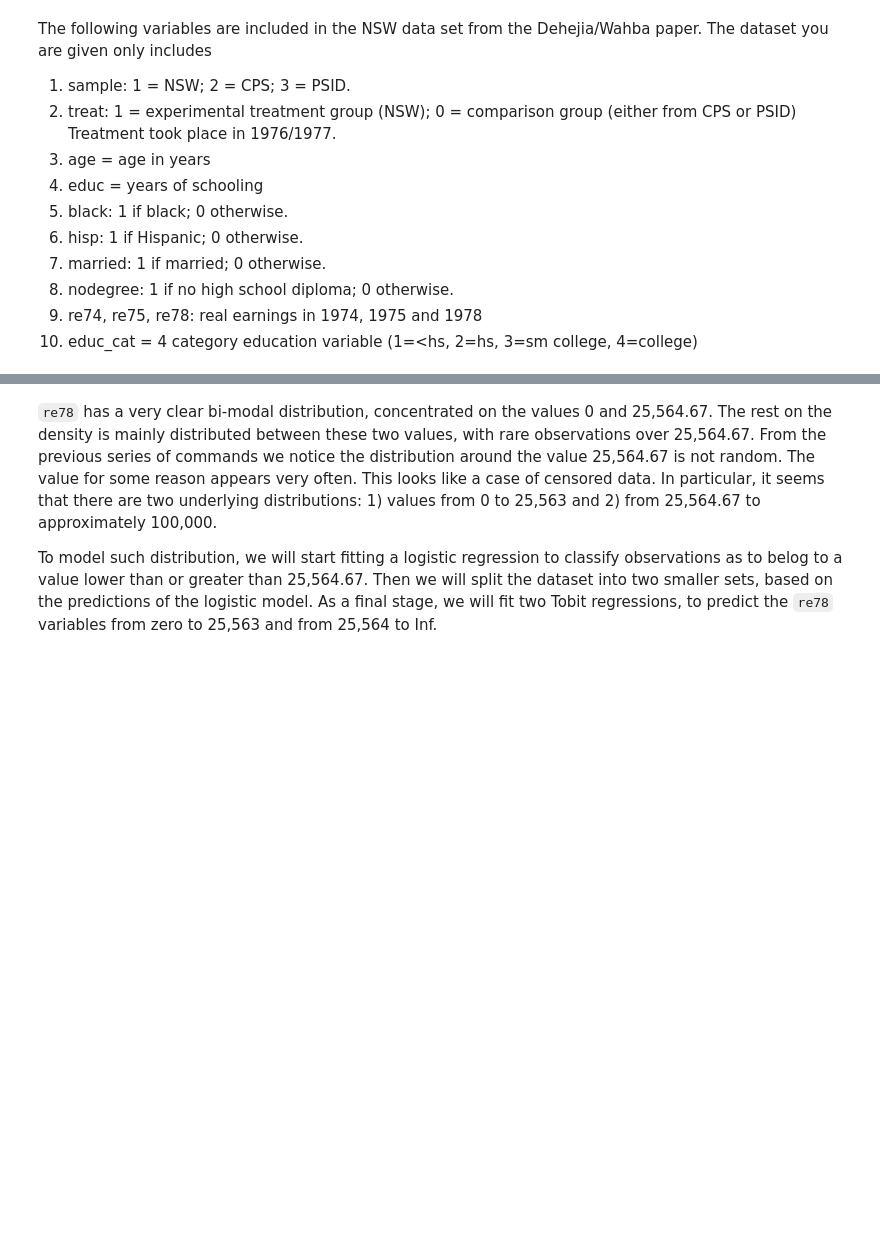
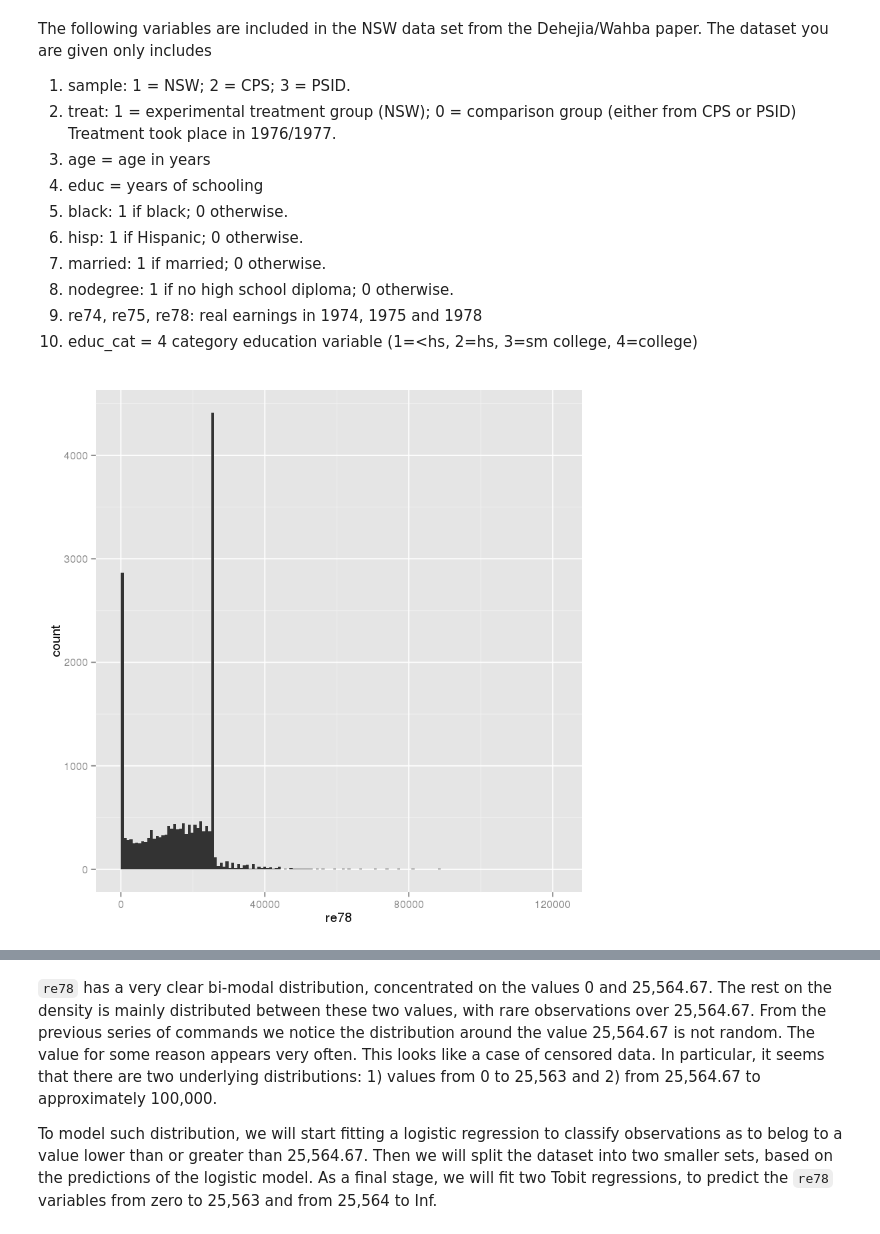
Before and after one commit to IamGianluca/arm, a Jupyter notebook: ch6/arm_ch6p5.ipynb, the cells around one changed output, grey strips where cells are left out. Cells and saved outputs as stored; diff of their text form; code cells hidden in the pictures; blank space fills up the shorter version.

```diff
--- a/ch6/arm_ch6p5.ipynb
+++ b/ch6/arm_ch6p5.ipynb
@@ -71,6 +71,10 @@ The dataset you are given only includes
 8.	nodegree: 1 if no high school diploma; 0 otherwise.
 9.	re74, re75, re78: real earnings in 1974, 1975 and 1978
 10.	educ_cat = 4 category education variable (1=<hs, 2=hs, 3=sm college, 4=college)
+# %%
+ggplot(data=nsw, aes(x=re78)) + geom_histogram(binwidth=(range(nsw$re78)[2] - range(nsw$re78)[1])/150)
+# %% [output]
+[figure, added]
 # %%
 modex <- function(x) {  # call it modex not to override the standard mode command
     ux <- unique(x)
```
Also changed, not shown: parts of 4 cells of this notebook.
